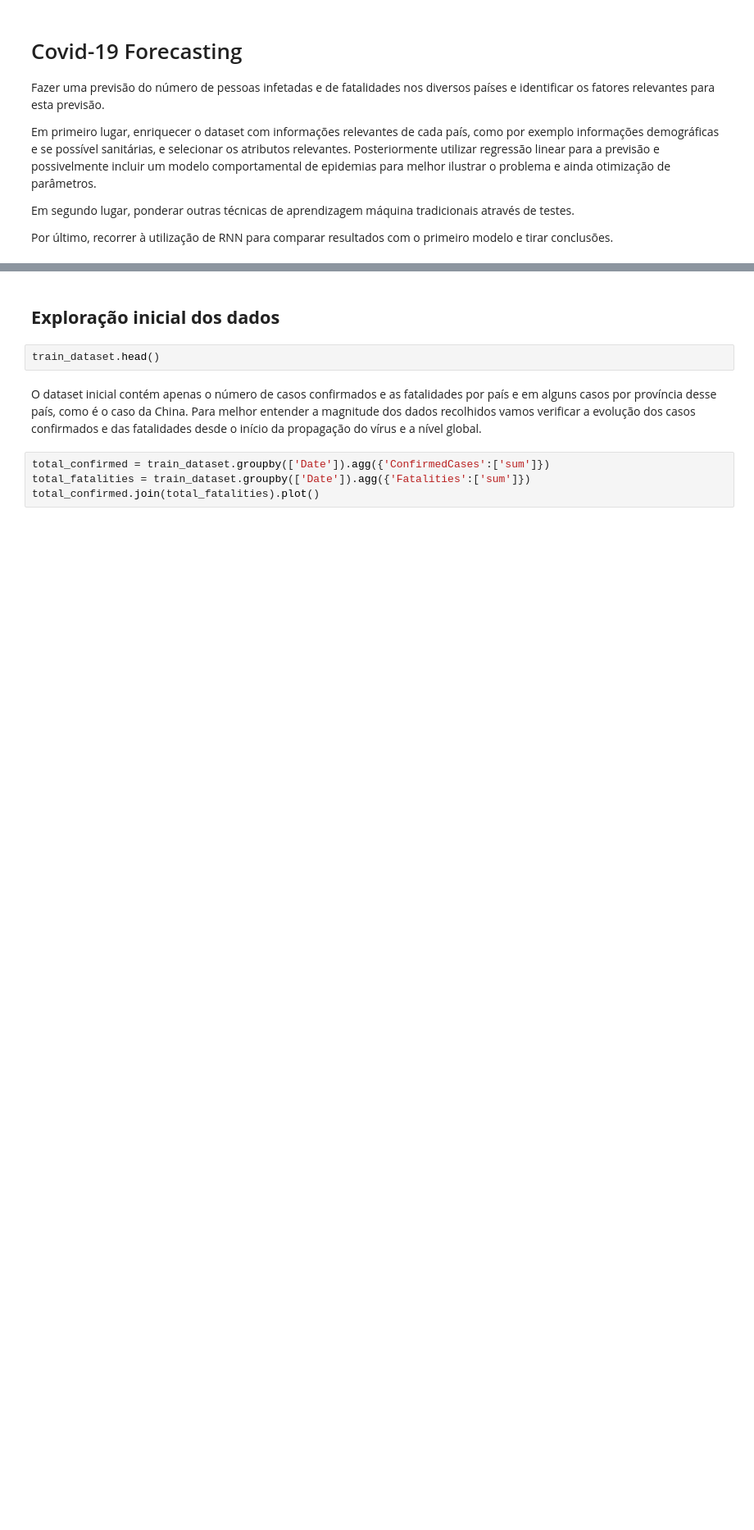
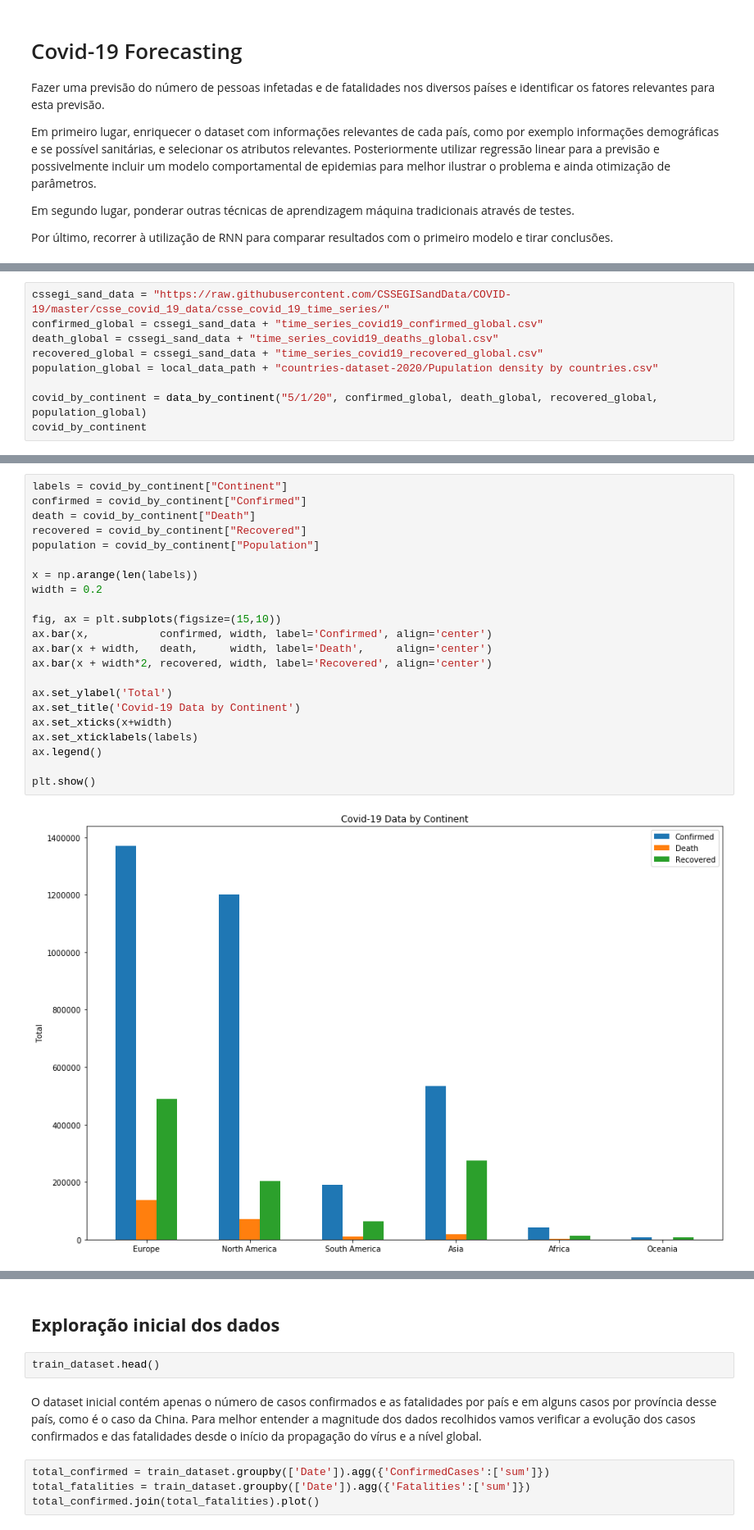
Before and after one commit to Dantas198/AA2-2019-20, a Jupyter notebook: AA2-COVID-19.ipynb, the cells around one changed output, grey strips where cells are left out. Shown at 82% size. Drawn from its saved outputs; the diff is of its cells as text; blank space fills up the shorter version.

```diff
--- a/AA2-COVID-19.ipynb
+++ b/AA2-COVID-19.ipynb
@@ -19,0 +105,9 @@ train_dataset = pd.read_csv(kaggle_data_path + "covid19-global-forecasting-week-
+# %%
+cssegi_sand_data = "https://raw.githubusercontent.com/CSSEGISandData/COVID-19/master/csse_covid_19_data/csse_covid_19_time_series/"
+confirmed_global = cssegi_sand_data + "time_series_covid19_confirmed_global.csv"
+death_global = cssegi_sand_data + "time_series_covid19_deaths_global.csv"
+recovered_global = cssegi_sand_data + "time_series_covid19_recovered_global.csv"
+population_global = local_data_path + "countries-dataset-2020/Pupulation density by countries.csv"
+
+covid_by_continent = data_by_continent("5/1/20", confirmed_global, death_global, recovered_global, population_global)
+covid_by_continent
@@ -19,0 +122,24 @@ train_dataset = pd.read_csv(kaggle_data_path + "covid19-global-forecasting-week-
+# %%
+labels = covid_by_continent["Continent"]
+confirmed = covid_by_continent["Confirmed"]
+death = covid_by_continent["Death"]
+recovered = covid_by_continent["Recovered"]
+population = covid_by_continent["Population"]
+
+x = np.arange(len(labels))
+width = 0.2
+
+fig, ax = plt.subplots(figsize=(15,10))
+ax.bar(x,           confirmed, width, label='Confirmed', align='center')
+ax.bar(x + width,   death,     width, label='Death',     align='center')
+ax.bar(x + width*2, recovered, width, label='Recovered', align='center')
+
+ax.set_ylabel('Total')
+ax.set_title('Covid-19 Data by Continent')
+ax.set_xticks(x+width)
+ax.set_xticklabels(labels)
+ax.legend()
+
+plt.show()
+# %% [output]
+[figure, added]
```
Also changed, not shown: parts of 6 cells of this notebook.
